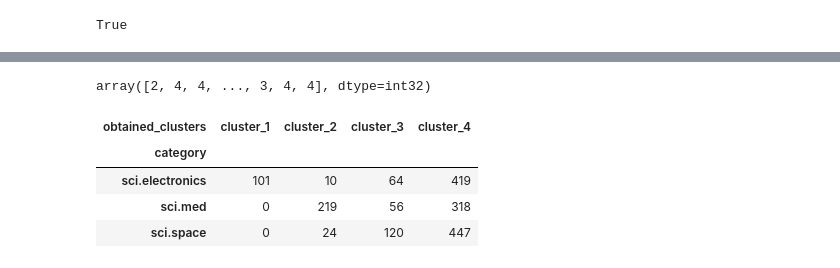
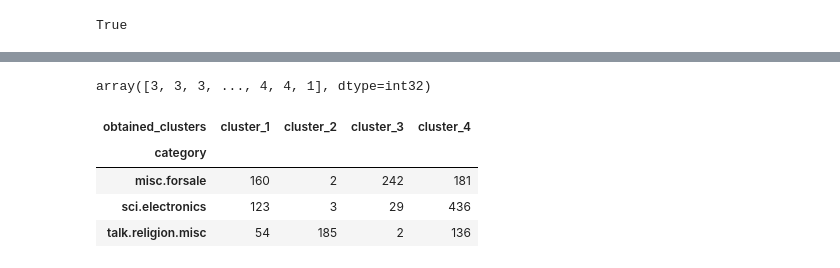
Before and after one commit to PacktWorkshops/The-Natural-Language-Processing-Workshop, a Jupyter notebook: Chapter03/Exercise - 3.01.ipynb, the cells around one changed output, grey strips where cells are left out. Cells and saved outputs as stored; diff of their text form; code cells hidden in the pictures.

```diff
--- a/Chapter03/Exercise - 3.01.ipynb
+++ b/Chapter03/Exercise - 3.01.ipynb
@@ -91,0 +97,3 @@ tfidf_df.head()
+# %%
+from sklearn.metrics.pairwise import euclidean_distances as euclidean
+dist = 1 - euclidean(tfidf_df)
@@ -110,3 +112,0 @@ plt.show()
-# %%
-dist = 1 - cosine_similarity(tfidf_df)
-linkage_matrix = ward(dist)
@@ -128,6 +113,6 @@ plt.show()
 # %%
 k=4
-clusters = fcluster(linkage_matrix, k, criterion='maxclust')
+clusters = fcluster(sch.linkage(dist, method='ward'), k, criterion='maxclust')
 clusters
 # %% [output]
-array([2, 4, 4, ..., 3, 4, 4], dtype=int32)
+array([3, 3, 3, ..., 4, 4, 1], dtype=int32)
@@ -134,11 +121,11 @@ array([2, 4, 4, ..., 3, 4, 4], dtype=int32)
 # %%
 news_data_df['obtained_clusters'] = clusters
-pd.crosstab(news_data_df['category'].replace({0:'sci.space', 1:'sci.electronics', 2:'sci.med'}),\
+pd.crosstab(news_data_df['category'].replace({0:'misc.forsale', 1:'sci.electronics', 2:'talk.religion.misc'}),\
             news_data_df['obtained_clusters'].\
             replace({1 : 'cluster_1', 2 : 'cluster_2', 3 : 'cluster_3', 4: 'cluster_4'}))
 # %% [output]
 | obtained_clusters | cluster_1 | cluster_2 | cluster_3 | cluster_4 |
 | category |  |  |  |  |
-| sci.electronics | 101 | 10 | 64 | 419 |
-| sci.med | 0 | 219 | 56 | 318 |
-| sci.space | 0 | 24 | 120 | 447 |
+| misc.forsale | 160 | 2 | 242 | 181 |
+| sci.electronics | 123 | 3 | 29 | 436 |
+| talk.religion.misc | 54 | 185 | 2 | 136 |
```
Also changed, not shown: parts of 11 cells of this notebook.
